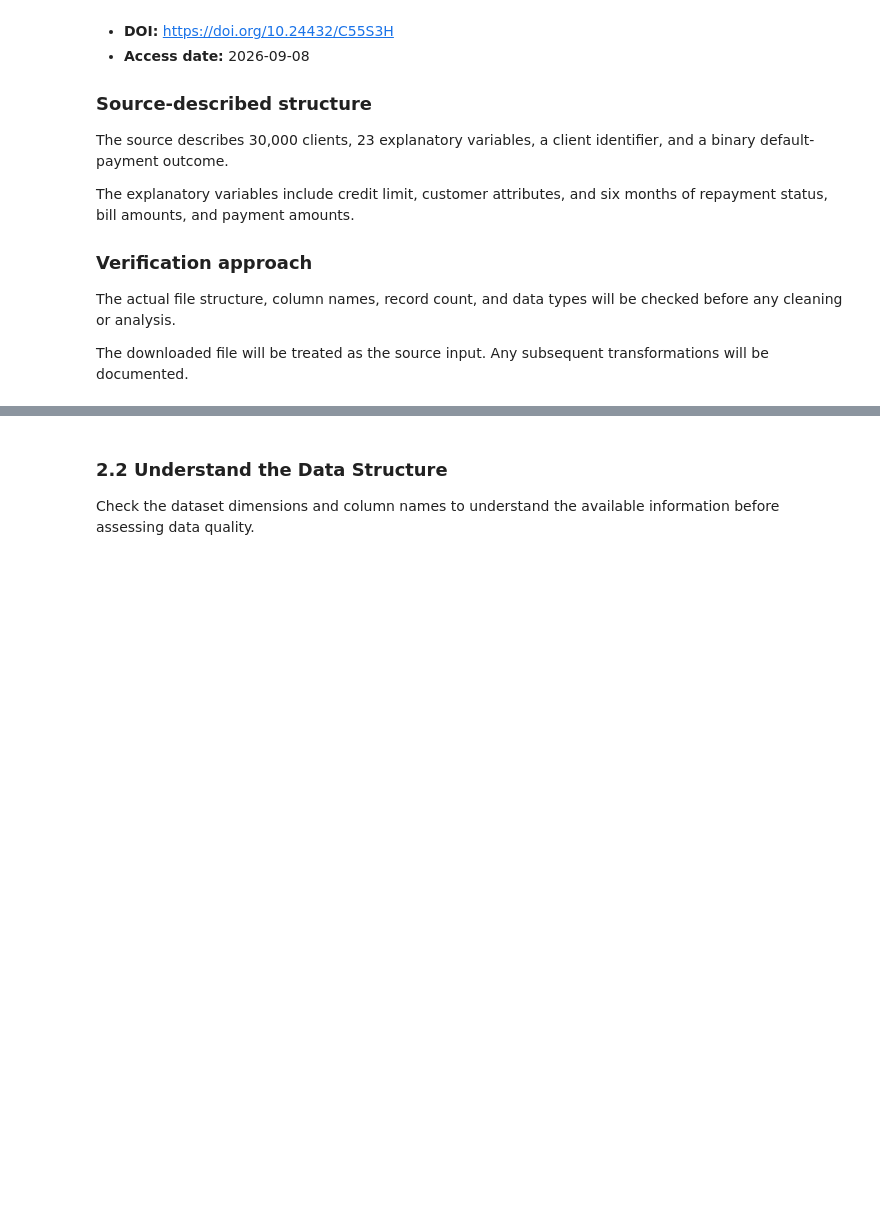
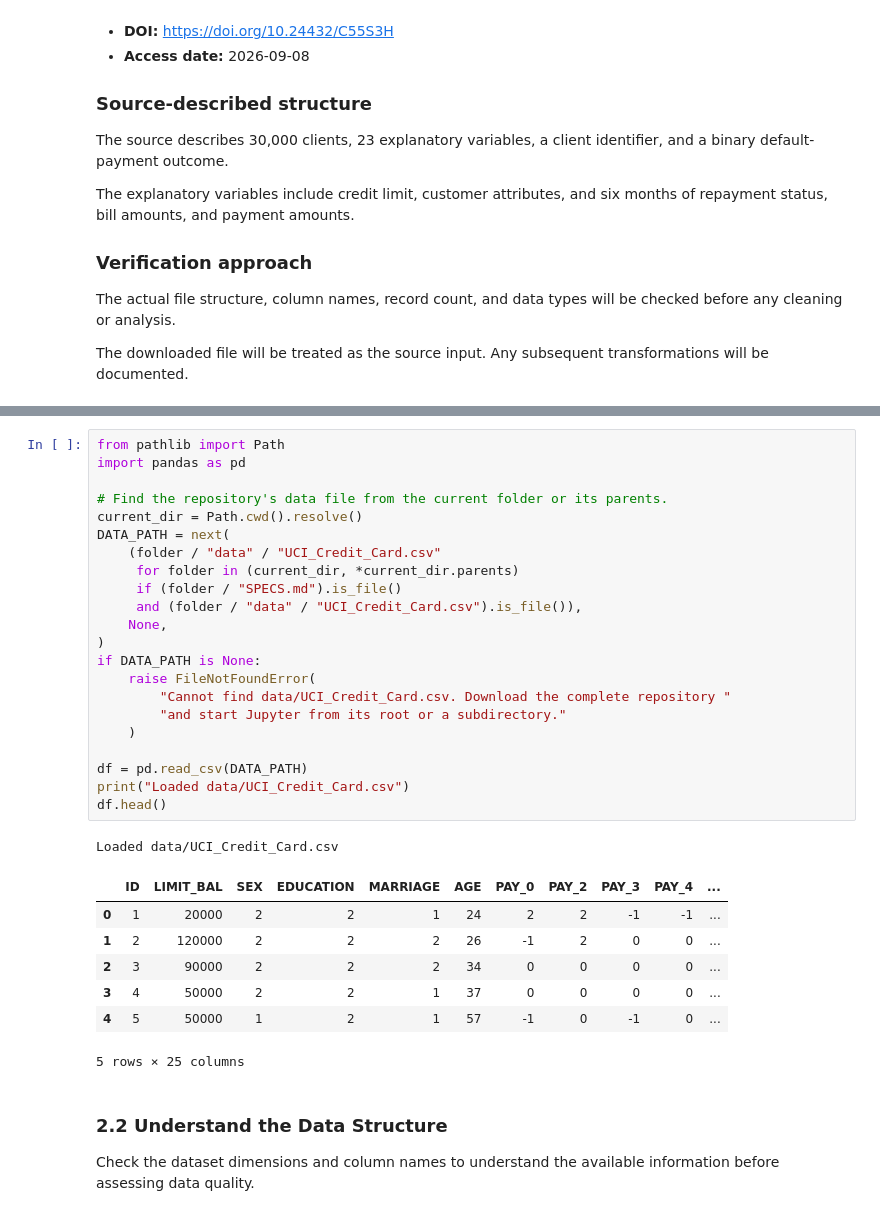
Before and after one commit to KAILAI-Y/credit-portfolio-review-assistant, a Jupyter notebook: analysis/notebooks/credit-card-portfolio-risk-review.ipynb, the cells around one changed output, grey strips where cells are left out. Drawn from its saved outputs; the diff is of its cells as text; blank space fills up the shorter version.

```diff
--- a/analysis/notebooks/credit-card-portfolio-risk-review.ipynb
+++ b/analysis/notebooks/credit-card-portfolio-risk-review.ipynb
@@ -126,3 +109,34 @@ df.head()
+# %%
+from pathlib import Path
+import pandas as pd
+
+# Find the repository's data file from the current folder or its parents.
+current_dir = Path.cwd().resolve()
+DATA_PATH = next(
+    (folder / "data" / "UCI_Credit_Card.csv"
+     for folder in (current_dir, *current_dir.parents)
+     if (folder / "SPECS.md").is_file()
+     and (folder / "data" / "UCI_Credit_Card.csv").is_file()),
+    None,
+)
+if DATA_PATH is None:
+    raise FileNotFoundError(
+        "Cannot find data/UCI_Credit_Card.csv. Download the complete repository "
+        "and start Jupyter from its root or a subdirectory."
+    )
+
+df = pd.read_csv(DATA_PATH)
+print("Loaded data/UCI_Credit_Card.csv")
+df.head()
+# %% [output]
+Loaded data/UCI_Credit_Card.csv
+|  | ID | LIMIT_BAL | SEX | EDUCATION | MARRIAGE | AGE | PAY_0 | PAY_2 | PAY_3 | PAY_4 | ... |
+| 0 | 1 | 20000 | 2 | 2 | 1 | 24 | 2 | 2 | -1 | -1 | ... |
+| 1 | 2 | 120000 | 2 | 2 | 2 | 26 | -1 | 2 | 0 | 0 | ... |
+| 2 | 3 | 90000 | 2 | 2 | 2 | 34 | 0 | 0 | 0 | 0 | ... |
+| 3 | 4 | 50000 | 2 | 2 | 1 | 37 | 0 | 0 | 0 | 0 | ... |
+| 4 | 5 | 50000 | 1 | 2 | 1 | 57 | -1 | 0 | -1 | 0 | ... |
+5 rows × 25 columns
 # %% [markdown]
 ### 2.2 Understand the Data Structure
 
```
Also changed, not shown: parts of 6 cells of this notebook, 4 other files.
